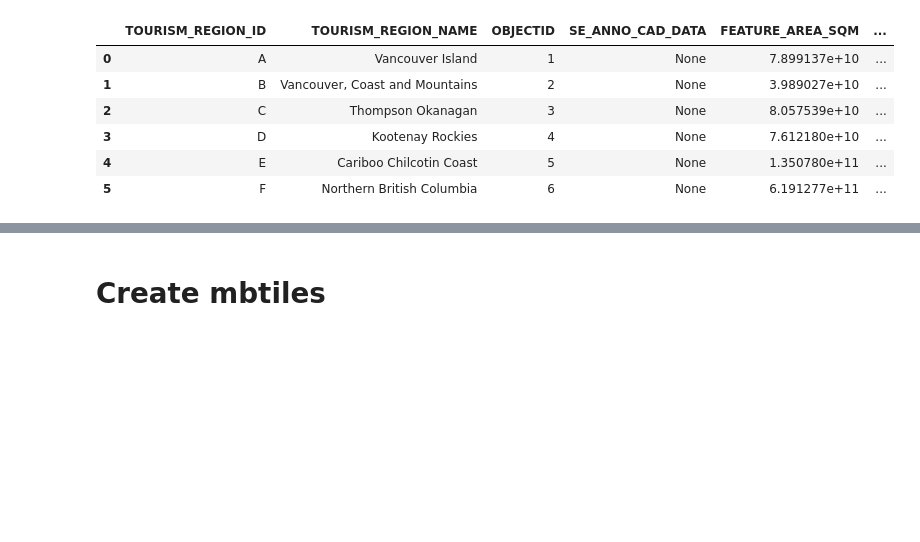
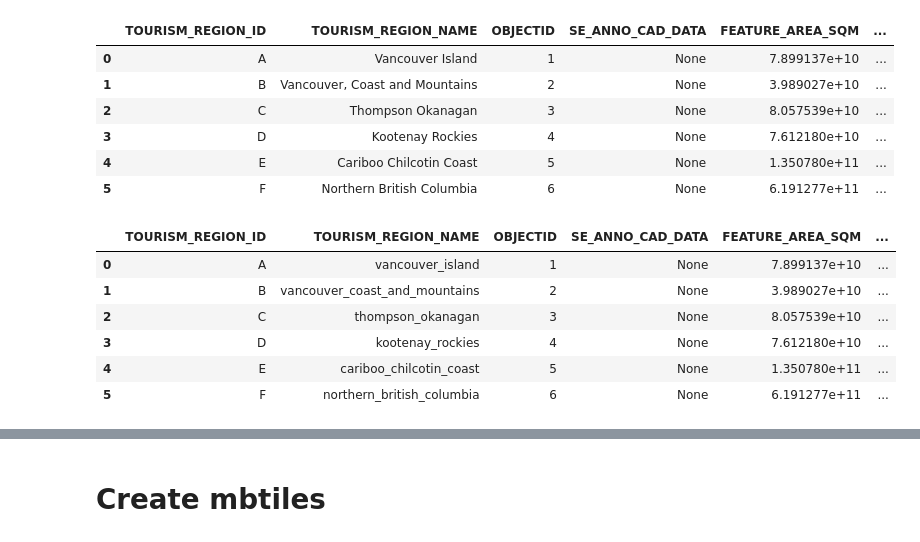
Before and after one commit to Vizzuality/tota, a Jupyter notebook: data/notebooks/tota_mbtiles.ipynb, the cells around one changed output, grey strips where cells are left out. Cells and saved outputs as stored; diff of their text form; code cells hidden in the pictures; blank space fills up the shorter version.

```diff
--- a/data/notebooks/tota_mbtiles.ipynb
+++ b/data/notebooks/tota_mbtiles.ipynb
@@ -51,6 +51,16 @@ rename = {'Vancouver Island':'vancouver_island',
          'Cariboo Chilcotin Coast':'cariboo_chilcotin_coast',
          'Northern British Columbia':'northern_british_columbia'}
 region.replace({'TOURISM_REGION_NAME':rename}, inplace =True)
+# %%
+region
+# %% [output]
+|  | TOURISM_REGION_ID | TOURISM_REGION_NAME | OBJECTID | SE_ANNO_CAD_DATA | FEATURE_AREA_SQM | ... |
+| 0 | A | vancouver_island | 1 | None | 7.899137e+10 | ... |
+| 1 | B | vancouver_coast_and_mountains | 2 | None | 3.989027e+10 | ... |
+| 2 | C | thompson_okanagan | 3 | None | 8.057539e+10 | ... |
+| 3 | D | kootenay_rockies | 4 | None | 7.612180e+10 | ... |
+| 4 | E | cariboo_chilcotin_coast | 5 | None | 1.350780e+11 | ... |
+| 5 | F | northern_british_columbia | 6 | None | 6.191277e+11 | ... |
 # %%
 region.to_file('../data/ADM_TOURISM_REGIONS_SP_newname.geojson', driver="GeoJSON")
 # %%
```
Also changed, not shown: parts of 3 cells of this notebook, 5 other files.
